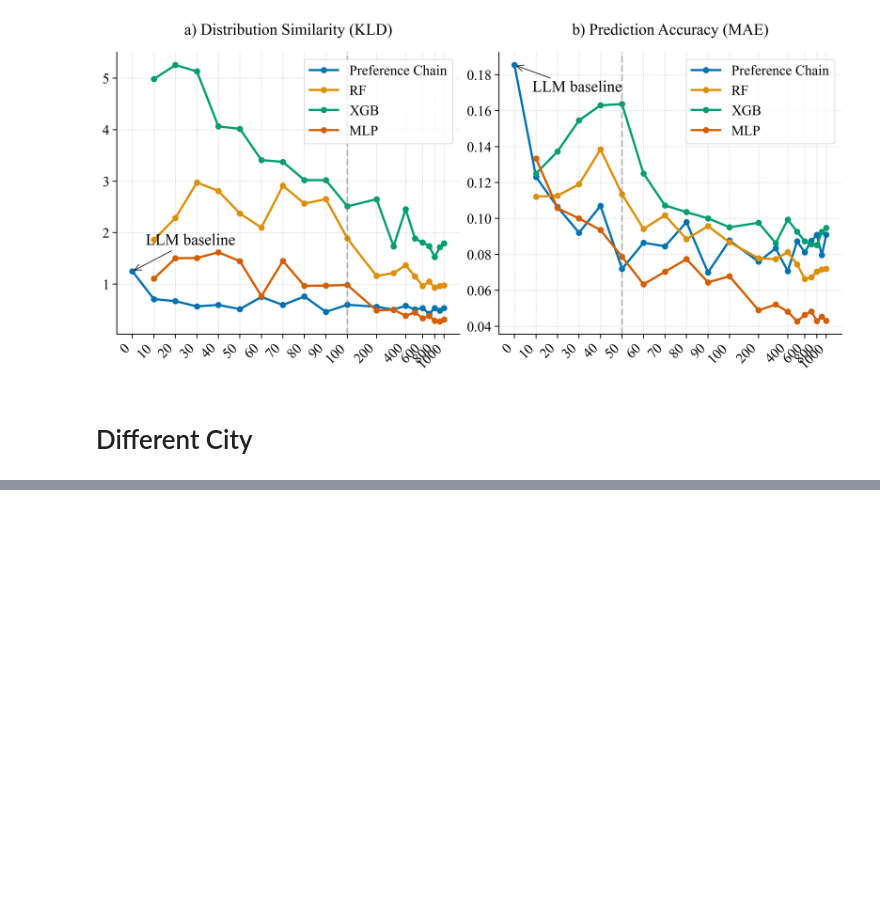
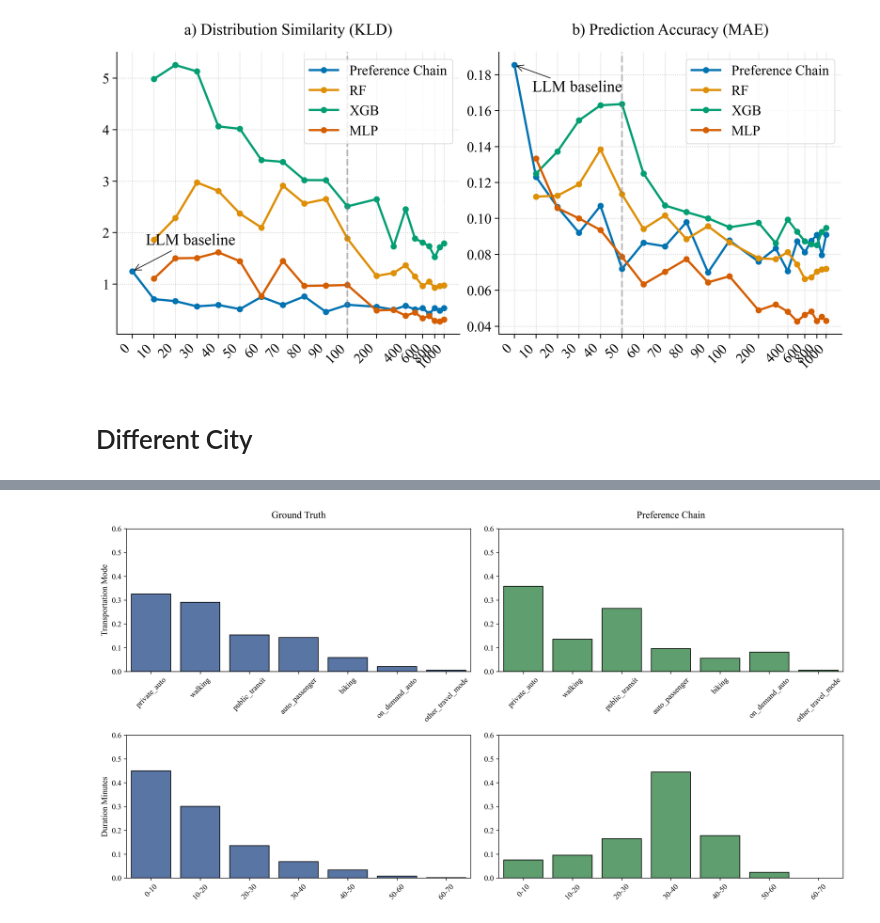
Before and after one commit to kekehurry/mobility_agent, a Jupyter notebook: exp1_step2_analysis.ipynb, the cells around one changed output, grey strips where cells are left out. Drawn from its saved outputs; the diff is of its cells as text; code cells hidden in the pictures; blank space fills up the shorter version.

```diff
--- a/exp1_step2_analysis.ipynb
+++ b/exp1_step2_analysis.ipynb
@@ -689,0 +759,7 @@ Overall mean absolute error: 0.0566
+# %%
+result_file = 'models/sanfransico/mobility_agent_sf_0.csv'
+result_df = pd.read_csv(result_file)
+result_df = result_df.dropna()
+plot_mode_prediction(result_df)
+# %% [output]
+[figure, added]
```
Also changed, not shown: parts of 17 cells of this notebook, 35 other files.
